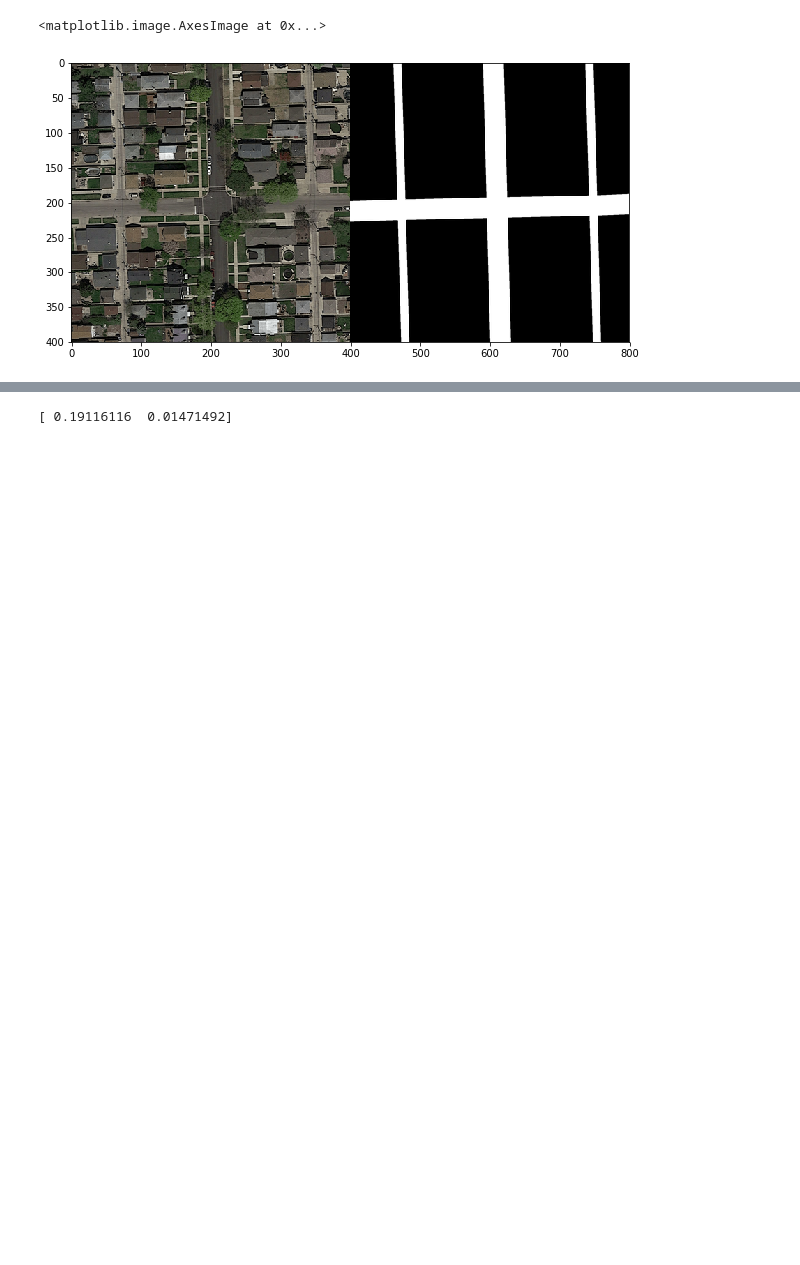
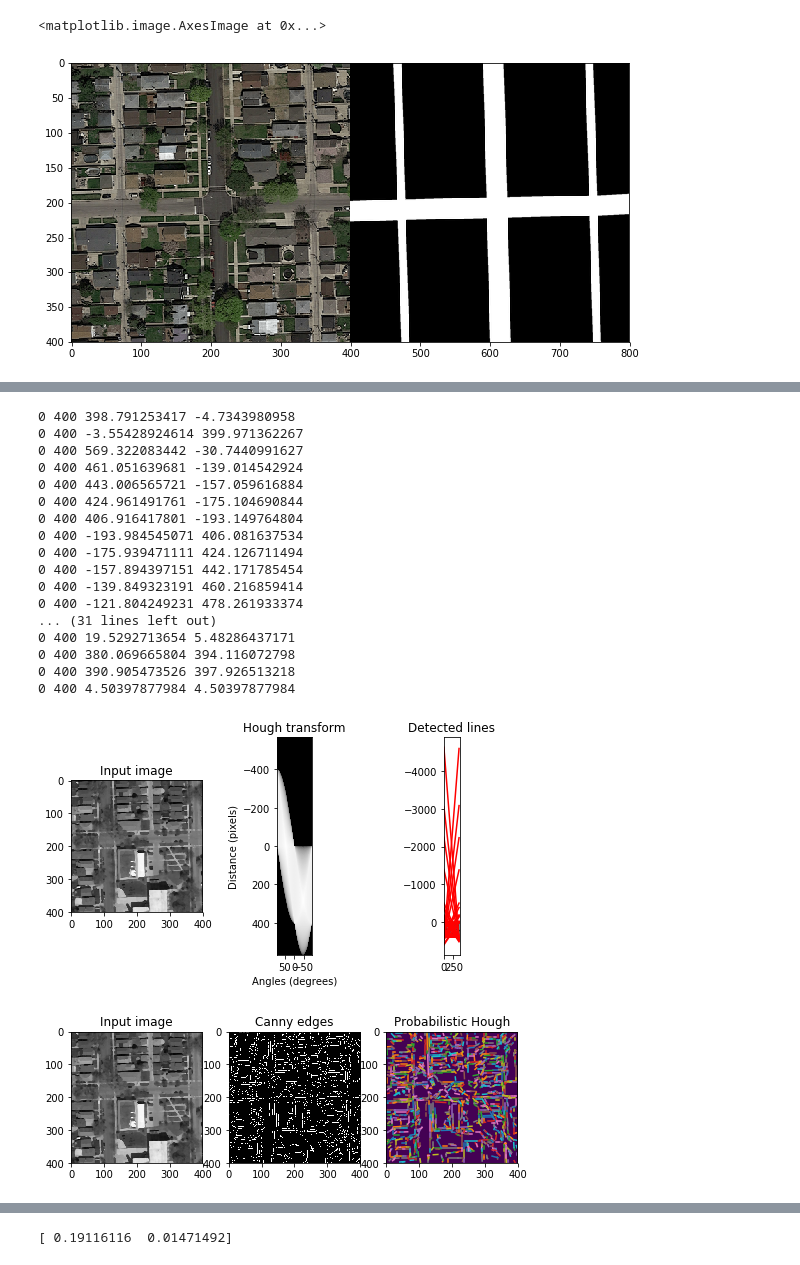
Before and after one commit to gaelmoccand/RoadSegmentation_CNN, a Jupyter notebook: project2/scripts/test_pascal.ipynb, the cells around one changed output, grey strips where cells are left out. Cells and saved outputs as stored; diff of their text form; code cells hidden in the pictures; blank space fills up the shorter version.

Commit message:
add hough

```diff
--- a/project2/scripts/test_pascal.ipynb
+++ b/project2/scripts/test_pascal.ipynb
@@ -111,0 +114,78 @@ plt.imshow(medc, cmap='Greys_r')
+# %%
+#Hough lines + canny
+
+from skimage.transform import hough_line, hough_line_peaks, probabilistic_hough_line
+from skimage.draw import line
+from skimage import feature
+
+h, theta, d = hough_line(img)
+
+fig, ax = plt.subplots(1, 3, figsize=(8, 4))
+
+ax[0].imshow(img, cmap=plt.cm.gray)
+ax[0].set_title('Input image')
+ax[0].axis('image')
+
+ax[1].imshow(np.log(1 + h),
+           extent=[np.rad2deg(theta[-1]), np.rad2deg(theta[0]),
+                   d[-1], d[0]],
+           cmap=plt.cm.gray, aspect=1/1.5)
+ax[1].set_title('Hough transform')
+ax[1].set_xlabel('Angles (degrees)')
+ax[1].set_ylabel('Distance (pixels)')
+ax[1].axis('image')
+
+ax[2].imshow(img, cmap=plt.cm.gray)
+rows, cols = img.shape
+for _, angle, dist in zip(*hough_line_peaks(h, theta, d)):
+    y0 = (dist - 0 * np.cos(angle)) / np.sin(angle)
+    y1 = (dist - cols * np.cos(angle)) / np.sin(angle)
+    ax[2].plot((0, cols), (y0, y1), '-r')
+
+
+ax[2].axis((0, cols, rows, 0))
+ax[2].set_title('Detected lines')
+ax[2].axis('image')
+
+edges = feature.canny(img, 2, 1, 25)
+lines = probabilistic_hough_line(edges, threshold=10, line_length=5, line_gap=3)
+
+fig2, ax = plt.subplots(1, 3, figsize=(8, 3))
+
+ax[0].imshow(img, cmap=plt.cm.gray)
+ax[0].set_title('Input image')
+ax[0].axis('image')
+
+ax[1].imshow(edges, cmap=plt.cm.gray)
+ax[1].set_title('Canny edges')
+ax[1].axis('image')
+
+ax[2].imshow(edges * 0)
+
+for line in lines:
+    p0, p1 = line
+    ax[2].plot((p0[0], p1[0]), (p0[1], p1[1]))
+
+ax[2].set_title('Probabilistic Hough')
+ax[2].axis('image')
+plt.show()
+# %% [output]
+0 400 398.791253417 -4.7343980958
+0 400 -3.55428924614 399.971362267
+0 400 569.322083442 -30.7440991627
+0 400 461.051639681 -139.014542924
+0 400 443.006565721 -157.059616884
+0 400 424.961491761 -175.104690844
+0 400 406.916417801 -193.149764804
+0 400 -193.984545071 406.081637534
+0 400 -175.939471111 424.126711494
+0 400 -157.894397151 442.171785454
+0 400 -139.849323191 460.216859414
+0 400 -121.804249231 478.261933374
+... (31 lines left out)
+0 400 19.5292713654 5.48286437171
+0 400 380.069665804 394.116072798
+0 400 390.905473526 397.926513218
+0 400 4.50397877984 4.50397877984
+[figure, added]
+[figure, added]
```
Also changed, not shown: parts of 5 cells of this notebook, 1 other file.
